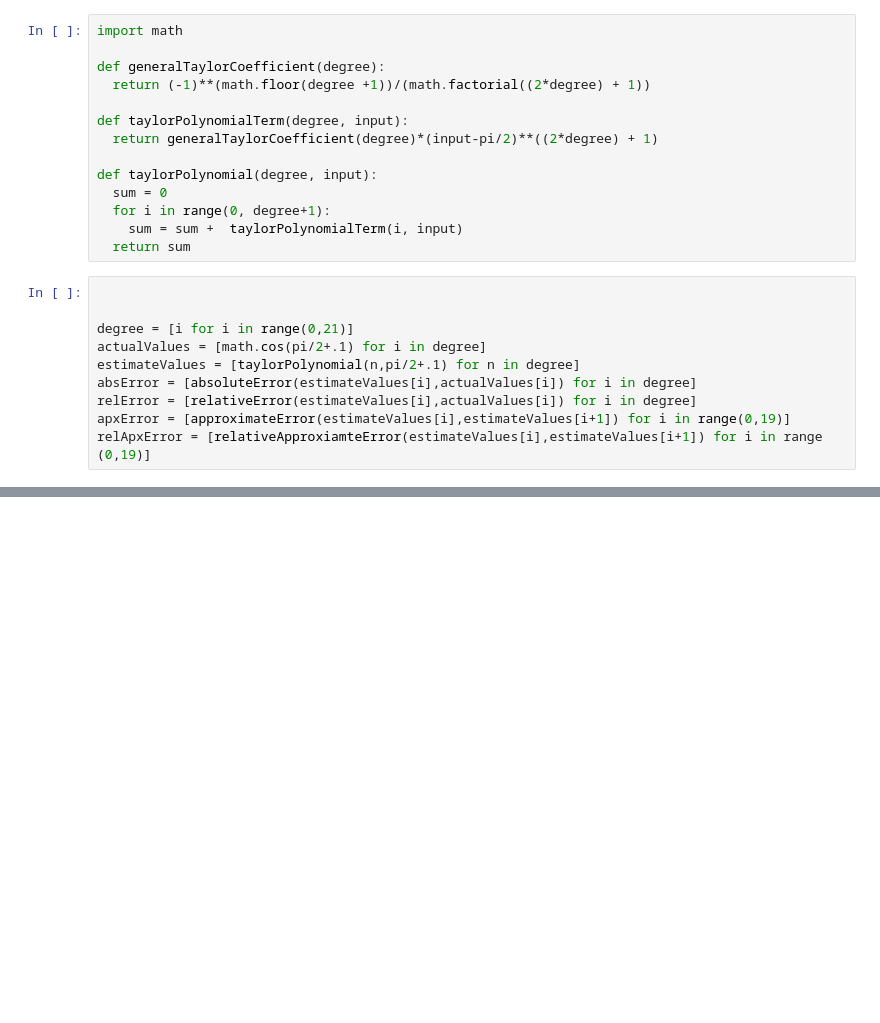
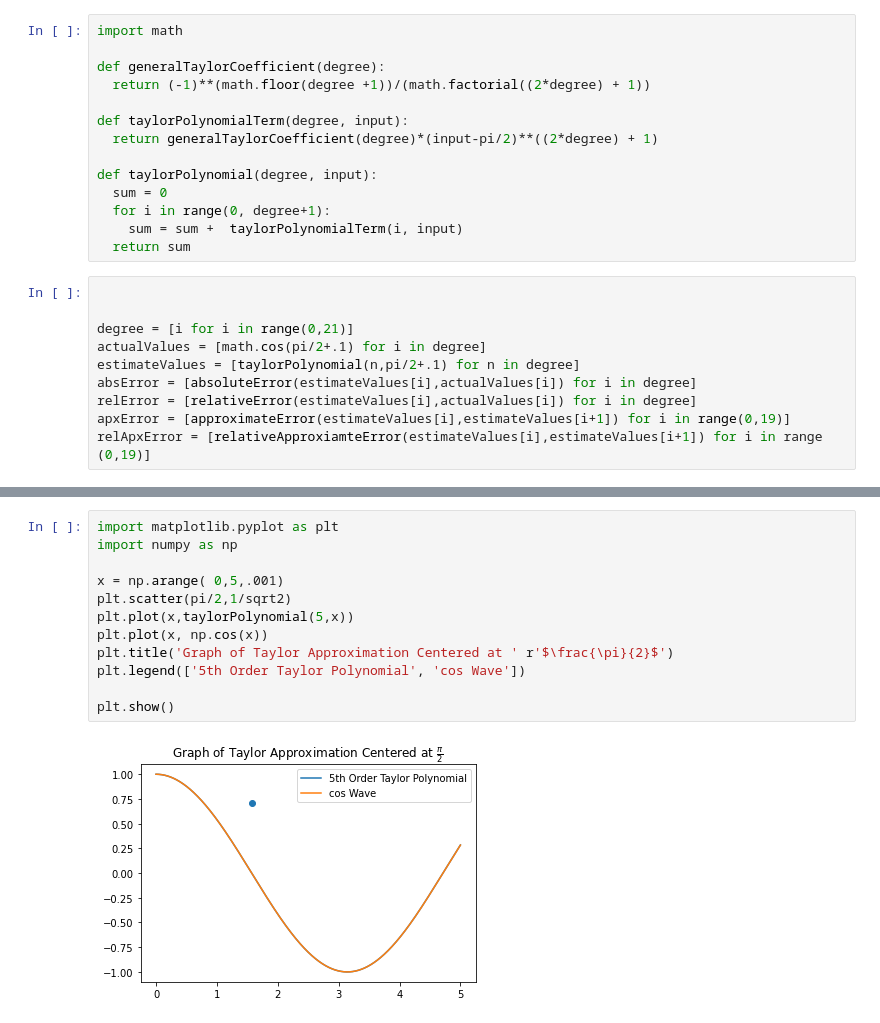
Before and after one commit to rajatlamsal00977/Project-1, a Jupyter notebook: Untitled3.ipynb, the cells around one changed output, grey strips where cells are left out. Drawn from its saved outputs; the diff is of its cells as text; blank space fills up the shorter version.

```diff
--- a/Untitled3.ipynb
+++ b/Untitled3.ipynb
@@ -56,3 +56,17 @@ fig = go.Figure(data=[go.Table(
 fig.show()
 # %% [output]
 [interactive output not drawn]
+# %%
+import matplotlib.pyplot as plt
+import numpy as np
+
+x = np.arange( 0,5,.001)
+plt.scatter(pi/2,1/sqrt2)
+plt.plot(x,taylorPolynomial(5,x))
+plt.plot(x, np.cos(x))
+plt.title('Graph of Taylor Approximation Centered at ' r'$\frac{\pi}{2}$')
+plt.legend(['5th Order Taylor Polynomial', 'cos Wave'])
+
+plt.show()
+# %% [output]
+[figure, added]
```
Also changed, not shown: parts of 1 cell of this notebook.
